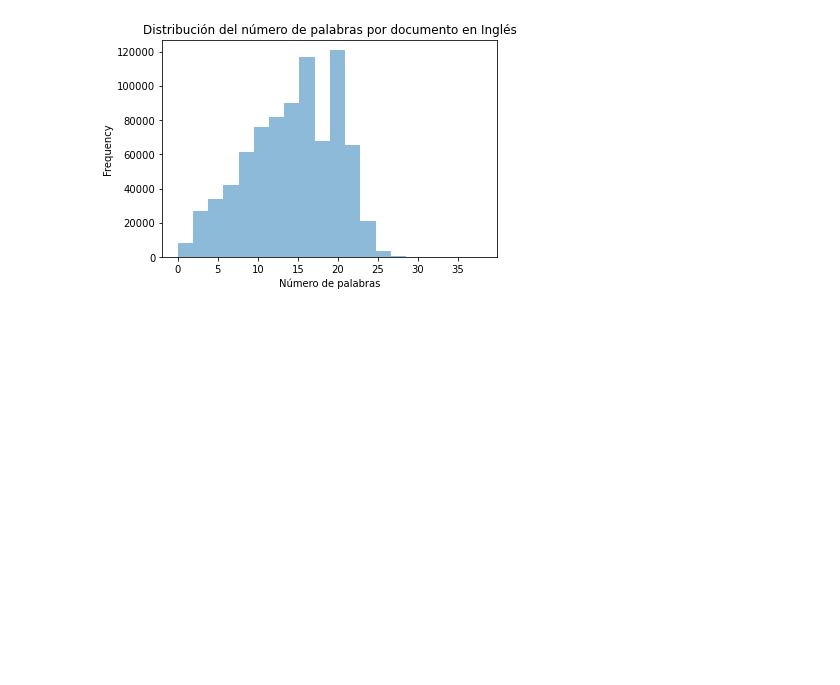
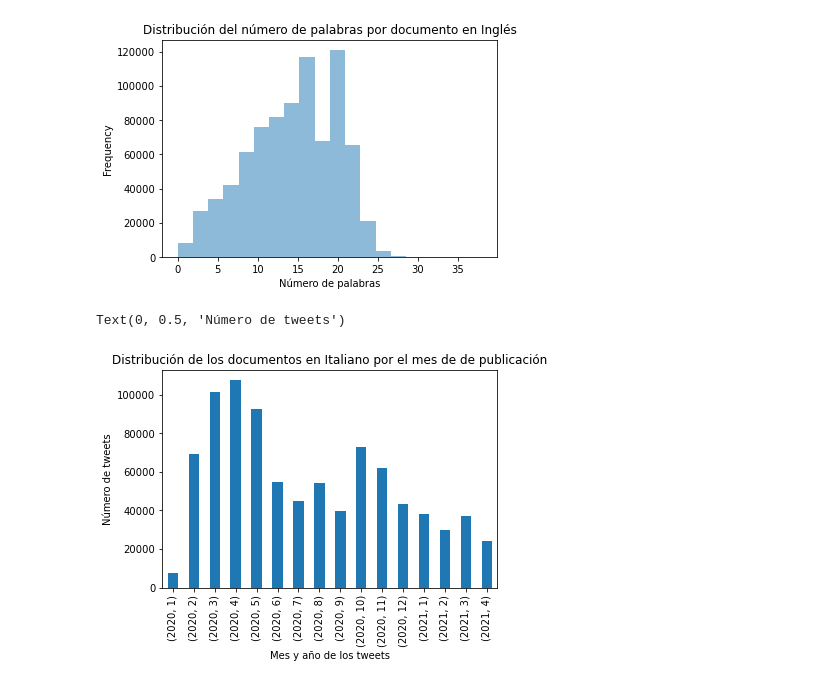
Before and after one commit to imsarmiento/NLP_202110, a Jupyter notebook: Stage2/datasetsMetrics.ipynb, the cells around one changed output. Cells and saved outputs as stored; diff of their text form; code cells hidden in the pictures; blank space fills up the shorter version.

```diff
--- a/Stage2/datasetsMetrics.ipynb
+++ b/Stage2/datasetsMetrics.ipynb
@@ -153,3 +153,18 @@ ax.set_xlabel('Número de palabras')
 # %% [output]
 Text(0.5, 0, 'Número de palabras')
 [figure]
+# %%
+from datetime import datetime
+# import datetimed
+# datetime.fromtimestamp(1485714600).strftime("%A, %B %d, %Y %I:%M:%S")
+raw_italian['dates'] =  raw_italian['publication_date'].apply(lambda x:  datetime.fromtimestamp(x))
+raw_spanish['dates'] =  raw_spanish['publication_date'].apply(lambda x:  datetime.fromtimestamp(x))
+raw_english['dates'] =  raw_english['publication_date'].apply(lambda x:  datetime.fromtimestamp(x))
+# %%
+ax = raw_italian.groupby([raw_italian['dates'].dt.year, raw_italian['dates'].dt.month]).count()['id'].plot(kind="bar")
+ax.set_title('Distribución de los documentos en Italiano por el mes de de publicación')
+ax.set_xlabel('Mes y año de los tweets')
+ax.set_ylabel('Número de tweets')
+# %% [output]
+Text(0, 0.5, 'Número de tweets')
+[figure, added]
```
Also changed, not shown: parts of 3 cells of this notebook.
